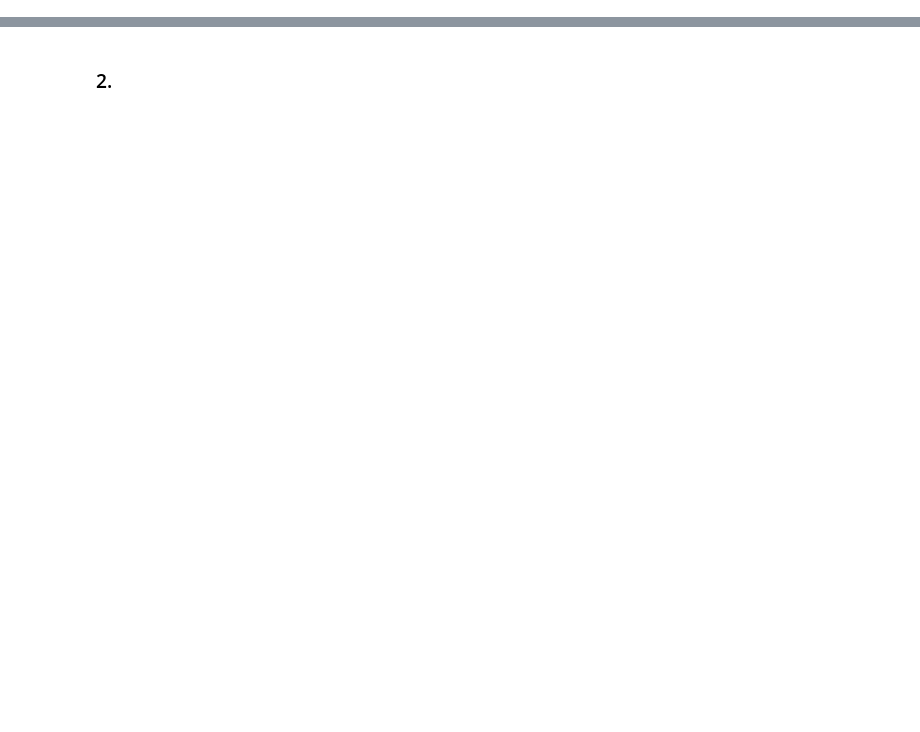
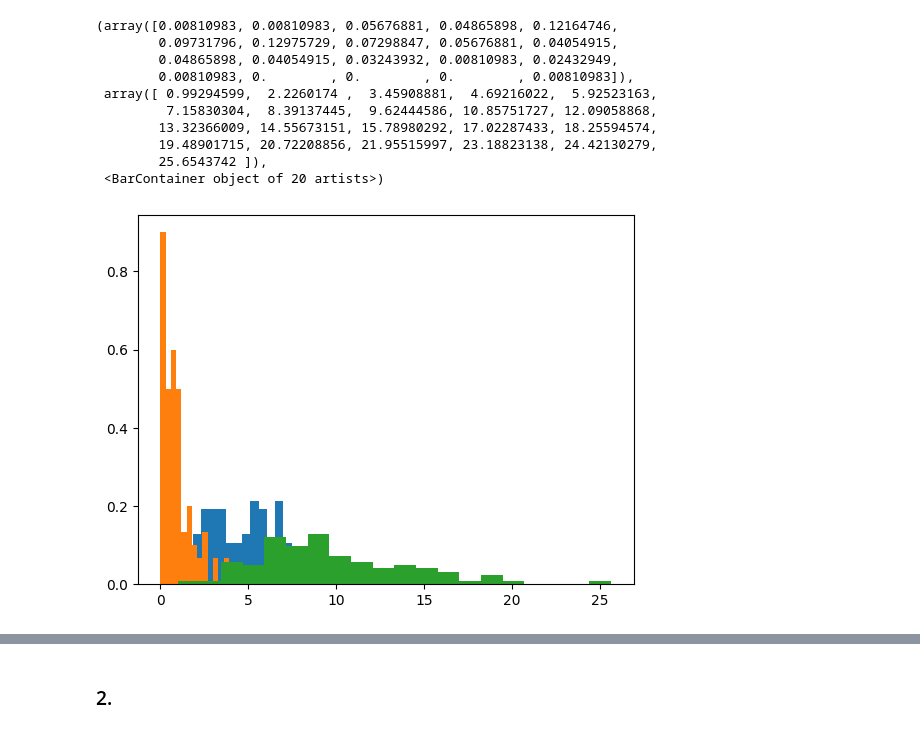
Before and after one commit to imSebin/Bayesian-Statistics-101, a Jupyter notebook: STA365HW9.ipynb, the cells around one changed output, grey strips where cells are left out. Saved outputs shown, nothing was run; the diff lists cells and outputs as text; code cells hidden in the pictures; blank space fills up the shorter version.

```diff
--- a/STA365HW9.ipynb
+++ b/STA365HW9.ipynb
@@ -12,0 +32,20 @@ Define the following terms:
+# %%
+y = x.copy()
+y[:,0] = stats.gamma(a=5).ppf(stats.norm().cdf(x[:,0]))
+y[:,1] = stats.expon(scale=1).ppf(stats.norm().cdf(x[:,1]))
+y[:,2] = stats.chi2(df=10).ppf(stats.norm().cdf(x[:,2]))
+plt.hist(y[:,0], bins=20, density=True)
+plt.hist(y[:,1], bins=20, density=True)
+plt.hist(y[:,2], bins=20, density=True)
+# %% [output]
+(array([0.00810983, 0.00810983, 0.05676881, 0.04865898, 0.12164746,
+        0.09731796, 0.12975729, 0.07298847, 0.05676881, 0.04054915,
+        0.04865898, 0.04054915, 0.03243932, 0.00810983, 0.02432949,
+        0.00810983, 0.        , 0.        , 0.        , 0.00810983]),
+ array([ 0.99294599,  2.2260174 ,  3.45908881,  4.69216022,  5.92523163,
+         7.15830304,  8.39137445,  9.62444586, 10.85751727, 12.09058868,
+        13.32366009, 14.55673151, 15.78980292, 17.02287433, 18.25594574,
+        19.48901715, 20.72208856, 21.95515997, 23.18823138, 24.42130279,
+        25.6543742 ]),
+ <BarContainer object of 20 artists>)
+[figure, added]
```
Also changed, not shown: parts of 52 cells of this notebook.
